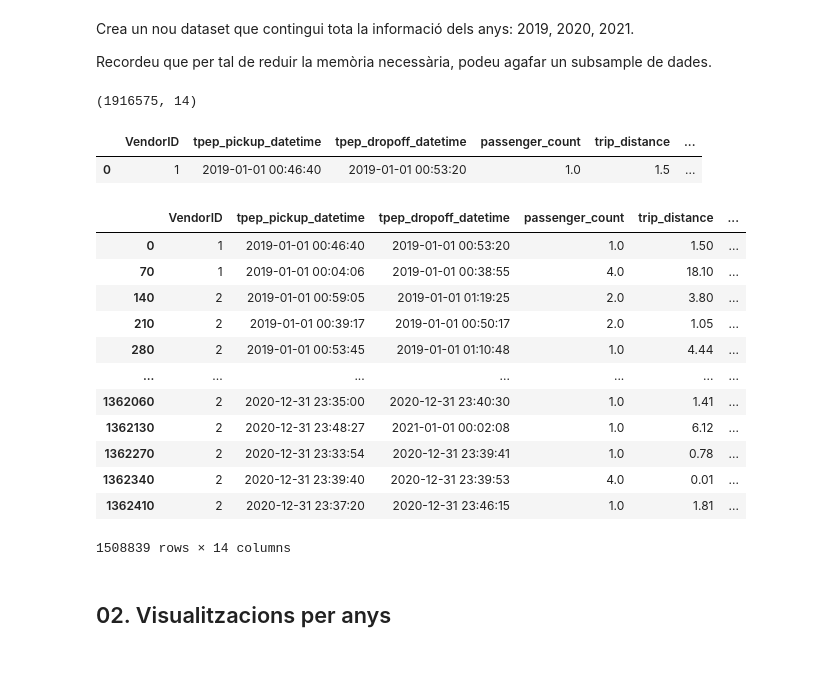
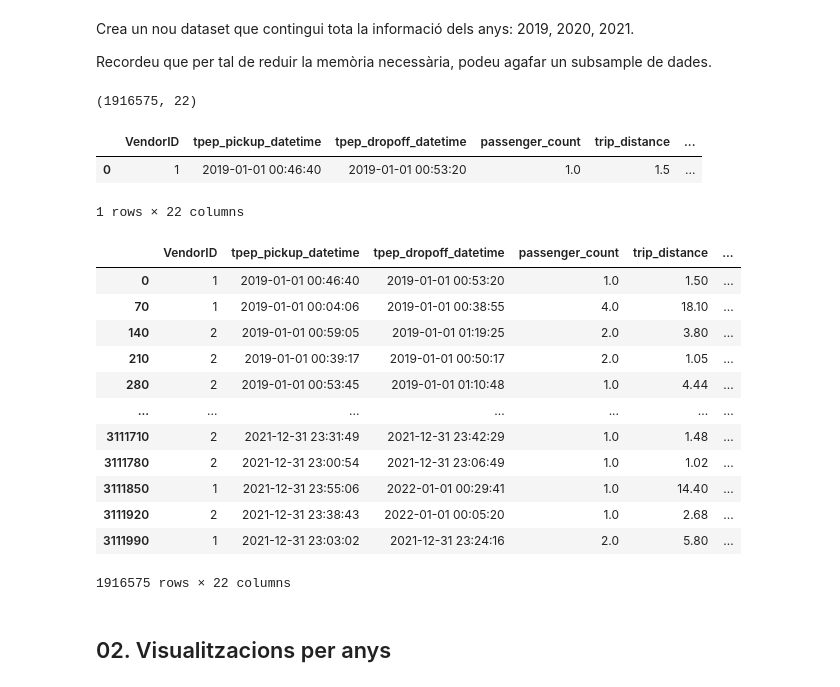
Before and after one commit to subiranet/TNUI_P1, a Jupyter notebook: AssignmentCode.ipynb, the cells around one changed output. Drawn from its saved outputs; the diff is of its cells as text; code cells hidden in the pictures.

```diff
--- a/AssignmentCode.ipynb
+++ b/AssignmentCode.ipynb
@@ -203,6 +207,19 @@ def post_processing(data):
 
     extras = data['total_amount'] - data['fare_amount']
     data['extras'] = extras
+
+    data['pickup_hour'] = data['tpep_pickup_datetime'].dt.hour
+    data['dropoff_hour'] = data['tpep_dropoff_datetime'].dt.hour
+
+    data['pickup_day'] = data['tpep_pickup_datetime'].dt.day_name()
+    data['dropoff_day'] = data['tpep_dropoff_datetime'].dt.day_name()
+
+    data['pickup_week'] = data['tpep_pickup_datetime'].dt.isocalendar().week
+    data['dropoff_week'] = data['tpep_dropoff_datetime'].dt.isocalendar().week
+
+    data['pickup_month'] = data['tpep_pickup_datetime'].dt.month
+    data['dropoff_month'] = data['tpep_dropoff_datetime'].dt.month
+
     return data
 # %% [markdown]
 Crea un nou dataset que contingui tota la informació dels anys: 2019, 2020, 2021.
@@ -216,29 +233,30 @@ df = post_processing(df)
 
 df.shape
 # %% [output]
-(1916575, 14)
+(1916575, 22)
 # %%
 df.head(1)
 # %% [output]
 |  | VendorID | tpep_pickup_datetime | tpep_dropoff_datetime | passenger_count | trip_distance | ... |
 | 0 | 1 | 2019-01-01 00:46:40 | 2019-01-01 00:53:20 | 1.0 | 1.5 | ... |
+1 rows × 22 columns
 # %%
 df[df.tpep_pickup_datetime < np.datetime64('2020-01-01')]
-df[df.tpep_pickup_datetime < np.datetime64('2021-01-01')]
+df
 # %% [output]
 |  | VendorID | tpep_pickup_datetime | tpep_dropoff_datetime | passenger_count | trip_distance | ... |
 | 0 | 1 | 2019-01-01 00:46:40 | 2019-01-01 00:53:20 | 1.0 | 1.50 | ... |
 | 70 | 1 | 2019-01-01 00:04:06 | 2019-01-01 00:38:55 | 4.0 | 18.10 | ... |
 | 140 | 2 | 2019-01-01 00:59:05 | 2019-01-01 01:19:25 | 2.0 | 3.80 | ... |
 | 210 | 2 | 2019-01-01 00:39:17 | 2019-01-01 00:50:17 | 2.0 | 1.05 | ... |
 | 280 | 2 | 2019-01-01 00:53:45 | 2019-01-01 01:10:48 | 1.0 | 4.44 | ... |
 | ... | ... | ... | ... | ... | ... | ... |
-| 1362060 | 2 | 2020-12-31 23:35:00 | 2020-12-31 23:40:30 | 1.0 | 1.41 | ... |
-| 1362130 | 2 | 2020-12-31 23:48:27 | 2021-01-01 00:02:08 | 1.0 | 6.12 | ... |
-| 1362270 | 2 | 2020-12-31 23:33:54 | 2020-12-31 23:39:41 | 1.0 | 0.78 | ... |
-| 1362340 | 2 | 2020-12-31 23:39:40 | 2020-12-31 23:39:53 | 4.0 | 0.01 | ... |
-| 1362410 | 2 | 2020-12-31 23:37:20 | 2020-12-31 23:46:15 | 1.0 | 1.81 | ... |
+| 3111710 | 2 | 2021-12-31 23:31:49 | 2021-12-31 23:42:29 | 1.0 | 1.48 | ... |
+| 3111780 | 2 | 2021-12-31 23:00:54 | 2021-12-31 23:06:49 | 1.0 | 1.02 | ... |
+| 3111850 | 1 | 2021-12-31 23:55:06 | 2022-01-01 00:29:41 | 1.0 | 14.40 | ... |
+| 3111920 | 2 | 2021-12-31 23:38:43 | 2022-01-01 00:05:20 | 1.0 | 2.68 | ... |
+| 3111990 | 1 | 2021-12-31 23:03:02 | 2021-12-31 23:24:16 | 2.0 | 5.80 | ... |
-1508839 rows × 14 columns
+1916575 rows × 22 columns
 # %% [markdown]
 ## 02. Visualitzacions per anys
 # %% [markdown]
```
Also changed, not shown: parts of 16 cells of this notebook, 1 other file.
